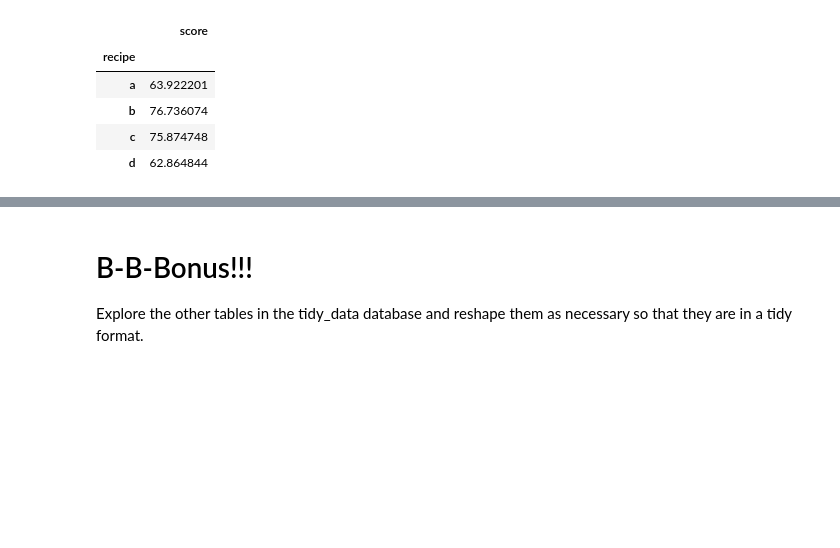
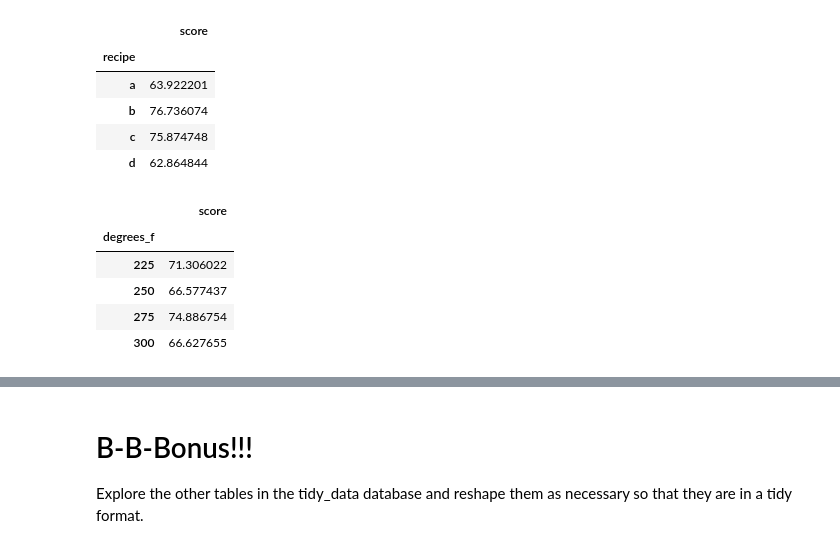
Before and after one commit to BraedenWright/classification-exercises, a Jupyter notebook: tidy_data.ipynb, the cells around one changed output, grey strips where cells are left out. Drawn from its saved outputs; the diff is of its cells as text; code cells hidden in the pictures; blank space fills up the shorter version.

```diff
--- a/tidy_data.ipynb
+++ b/tidy_data.ipynb
@@ -203,0 +203,10 @@ cakes_melt.groupby('')
+# %%
+cakes_melt.groupby('degrees_f').mean()
+# the best scoring temperature was 275 degrees farenheit
+# %% [output]
+|  | score |
+| degrees_f |  |
+| 225 | 71.306022 |
+| 250 | 66.577437 |
+| 275 | 74.886754 |
+| 300 | 66.627655 |
```
Also changed, not shown: parts of 5 cells of this notebook, 1 other file.
